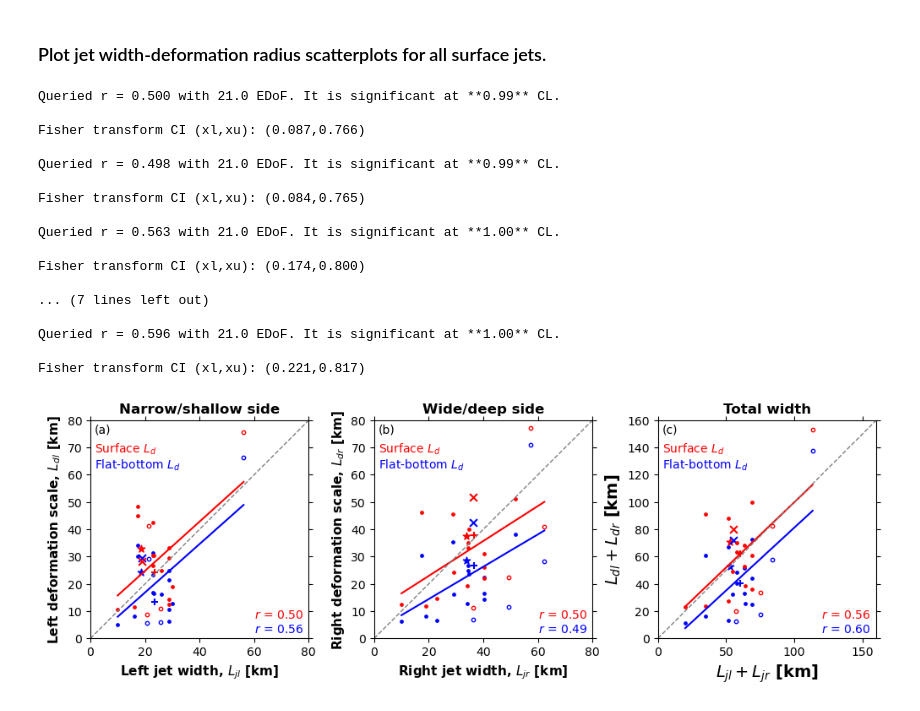
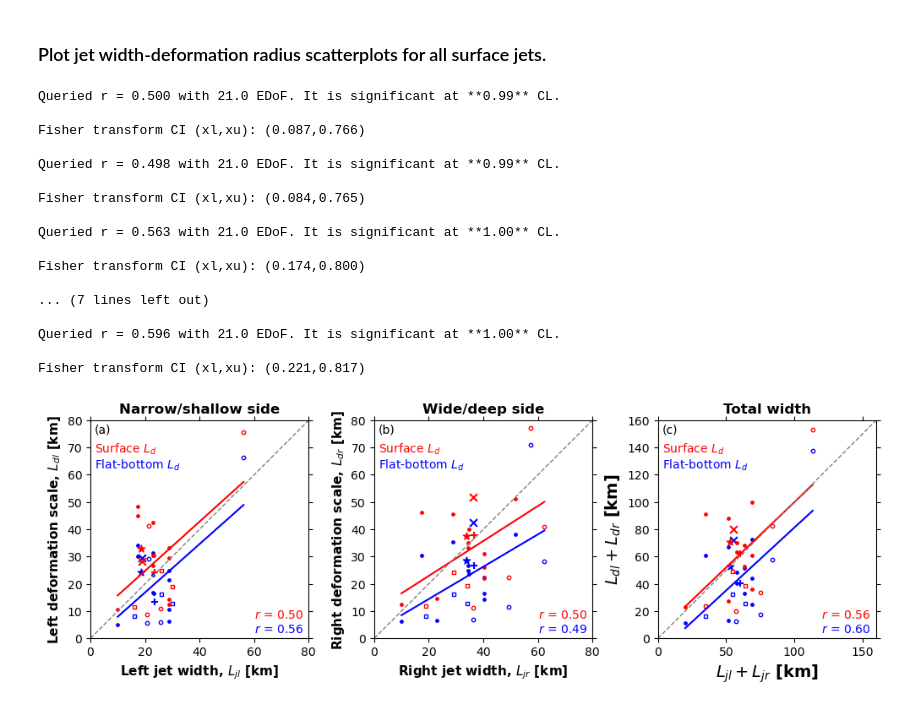
Before and after one commit to apaloczy/SurfaceOceanJets, a Jupyter notebook: plot_figs/fig03/fig03.ipynb, the cells around one changed output. Saved outputs shown, nothing was run; the diff lists cells and outputs as text; code cells hidden in the pictures.

```diff
--- a/plot_figs/fig03/fig03.ipynb
+++ b/plot_figs/fig03/fig03.ipynb
@@ -28,9 +28,11 @@ Lmax = 160
 head_deriv = "../../data/derived/"
 fnames = ["GulfStream33N", "GulfStream34N", "GulfStream36N", "GulfStream37N", "GulfStream38N", "AgulhasCurrent", "EAC29S", "BrazilCurrent29S", "KuroshioCurrent25N", "KuroshioCurrent28p5N", "LMGshfbrk", "SAFjet", "PFjet", "SACCFjet", "GC", "ACsouth", "ACnorth", "BC"]
 synop_names = ["BC", "ACsouth", "ACnorth", "GC"]
+ACC_names = ["SAFjet", "PFjet", "SACCFjet"]
 # %%
 Ldls_flat, Ldrs_flat, Ldls_surf, Ldrs_surf, Ljls, Ljrs = [], [], [], [], [], []
 Ldls_flat_synop, Ldrs_flat_synop, Ldls_surf_synop, Ldrs_surf_synop, Ljls_synop, Ljrs_synop = [], [], [], [], [], []
+Ldls_flat_ACC, Ldrs_flat_ACC, Ldls_surf_ACC, Ldrs_surf_ACC, Ljls_ACC, Ljrs_ACC = [], [], [], [], [], []
 Ldls_flat_stream, Ldrs_flat_stream, Ldls_surf_stream, Ldrs_surf_stream, Ljls_stream, Ljrs_stream = [], [], [], [], [], []
 for f in fnames:
     f = head_deriv + f + ".npz"
@@ -46,13 +48,23 @@ for f in fnames:
     Ljls.append(Ljl)
     Ljrs.append(Ljr)
 
-    if f.split("/")[-1].split(".")[0] in synop_names:
+    fshort = f.split("/")[-1].split(".")[0]
+    print(fshort)
+
+    if fshort in synop_names:
         Ldls_flat_synop.append(Ldlflat)
         Ldrs_flat_synop.append(Ldrflat)
         Ldls_surf_synop.append(Ldlsurf)
         Ldrs_surf_synop.append(Ldrsurf)
         Ljls_synop.append(Ljl)
         Ljrs_synop.append(Ljr)
+    elif fshort in ACC_names:
+        Ldls_flat_ACC.append(Ldlflat)
+        Ldrs_flat_ACC.append(Ldrflat)
+        Ldls_surf_ACC.append(Ldlsurf)
+        Ldrs_surf_ACC.append(Ldrsurf)
+        Ljls_ACC.append(Ljl)
+        Ljrs_ACC.append(Ljr)
     else:
         Ldls_flat_stream.append(Ldlflat)
         Ldrs_flat_stream.append(Ldrflat)
@@ -125,6 +156,11 @@ Lds_surf_synop = Ldls_surf_synop + Ldrs_surf_synop
 Lds_flat_synop = Ldls_flat_synop + Ldrs_flat_synop
 Ljs_synop = Ljls_synop + Ljrs_synop
 
+Ldls_surf_ACC, Ldrs_surf_ACC, Ldls_flat_ACC, Ldrs_flat_ACC, Ljls_ACC, Ljrs_ACC = map(np.array, (Ldls_surf_ACC, Ldrs_surf_ACC, Ldls_flat_ACC, Ldrs_flat_ACC, Ljls_ACC, Ljrs_ACC))
+Lds_surf_ACC = Ldls_surf_ACC + Ldrs_surf_ACC
+Lds_flat_ACC = Ldls_flat_ACC + Ldrs_flat_ACC
+Ljs_ACC = Ljls_ACC + Ljrs_ACC
+
 Ldls_surf_stream, Ldrs_surf_stream, Ldls_flat_stream, Ldrs_flat_stream, Ljls_stream, Ljrs_stream = map(np.array, (Ldls_surf_stream, Ldrs_surf_stream, Ldls_flat_stream, Ldrs_flat_stream, Ljls_stream, Ljrs_stream))
 Lds_surf_stream = Ldls_surf_stream + Ldrs_surf_stream
 Lds_flat_stream = Ldls_flat_stream + Ldrs_flat_stream
@@ -142,33 +178,30 @@ xLjs = [Ljs.min(), Ljs.max()]
 Ldls_flat_fit = np.polyval(np.polyfit(Ljls, Ldls_flat, 1), xLjls)
 Ldrs_flat_fit = np.polyval(np.polyfit(Ljrs, Ldrs_flat, 1), xLjrs)
 Lds_flat_fit = np.polyval(np.polyfit(Ljs, Lds_flat, 1), xLjs)
+
 ax1.scatter(Ljls_stream, Ldls_flat_stream, c="b", s=6)
 ax2.scatter(Ljrs_stream, Ldrs_flat_stream, c="b", s=6)
 ax3.scatter(Ljs_stream, Lds_flat_stream, c="b", s=6)
+
 ax1.scatter(Ljls_synop, Ldls_flat_synop, c="w", s=10, marker="o", edgecolors="b")
 ax2.scatter(Ljrs_synop, Ldrs_flat_synop, c="w", s=10, marker="o", edgecolors="b")
 ax3.scatter(Ljs_synop, Lds_flat_synop, c="w", s=10, marker="o", edgecolors="b")
 
+ax1.scatter(Ljls_ACC, Ldls_flat_ACC, c="w", s=10, marker="s", edgecolors="b")
+ax2.scatter(Ljrs_ACC, Ldrs_flat_ACC, c="w", s=10, marker="s", edgecolors="b")
+ax3.scatter(Ljs_ACC, Lds_flat_ACC, c="w", s=10, marker="s", edgecolors="b")
+
 ax1.scatter(Ljl_RSZ01, Ldl_flat_RSZ01, c="b", s=40, marker="*")
 ax2.scatter(Ljr_RSZ01, Ldr_flat_RSZ01, c="b", s=40, marker="*")
 ax3.scatter(Lj_RSZ01, Ld_flat_RSZ01, c="b", s=40, marker="*")
-ax1.scatter(Ljl_RSZ01, Ldl_surf_RSZ01, c="r", s=40, marker="*")
-ax2.scatter(Ljr_RSZ01, Ldr_surf_RSZ01, c="r", s=40, marker="*")
-ax3.scatter(Lj_RSZ01, Ld_surf_RSZ01, c="r", s=40, marker="*")
 
 ax1.scatter(Ljl_A18FC, Ldl_flat_A18FC, c="b", s=40, marker="+")
 ax2.scatter(Ljr_A18FC, Ldr_flat_A18FC, c="b", s=40, marker="+")
 ax3.scatter(Lj_A18FC, Ld_flat_A18FC, c="b", s=40, marker="+")
-ax1.scatter(Ljl_A18FC, Ldl_surf_A18FC, c="r", s=40, marker="+")
-ax2.scatter(Ljr_A18FC, Ldr_surf_A18FC, c="r", s=40, marker="+")
-ax3.scatter(Lj_A18FC, Ld_surf_A18FC, c="r", s=40, marker="+")
 
 ax1.scatter(Ljl_A18EAC, Ldl_flat_A18EAC, c="b", s=40, marker="x")
 ax2.scatter(Ljr_A18EAC, Ldr_flat_A18EAC, c="b", s=40, marker="x")
 ax3.scatter(Lj_A18EAC, Ld_flat_A18EAC, c="b", s=40, marker="x")
-ax1.scatter(Ljl_A18EAC, Ldl_surf_A18EAC, c="r", s=40, marker="x")
-ax2.scatter(Ljr_A18EAC, Ldr_surf_A18EAC, c="r", s=40, marker="x")
-ax3.scatter(Lj_A18EAC, Ld_surf_A18EAC, c="r", s=40, marker="x")
 
 ax1.plot(xLjls, Ldls_flat_fit, "b")
 ax2.plot(xLjrs, Ldrs_flat_fit, "b")
@@ -177,12 +210,30 @@ ax3.plot(xLjs, Lds_flat_fit, "b")
 Ldls_surf_fit = np.polyval(np.polyfit(Ljls, Ldls_surf, 1), xLjls)
 Ldrs_surf_fit = np.polyval(np.polyfit(Ljrs, Ldrs_surf, 1), xLjrs)
 Lds_surf_fit = np.polyval(np.polyfit(Ljs, Lds_surf, 1), xLjs)
+
 ax1.scatter(Ljls_stream, Ldls_surf_stream, c="r", s=6)
 ax2.scatter(Ljrs_stream, Ldrs_surf_stream, c="r", s=6)
 ax3.scatter(Ljs_stream, Lds_surf_stream, c="r", s=6)
+
 ax1.scatter(Ljls_synop, Ldls_surf_synop, c="w", s=10, marker="o", edgecolors="r")
 ax2.scatter(Ljrs_synop, Ldrs_surf_synop, c="w", s=10, marker="o", edgecolors="r")
 ax3.scatter(Ljs_synop, Lds_surf_synop, c="w", s=10, marker="o", edgecolors="r")
+
+ax1.scatter(Ljls_ACC, Ldls_surf_ACC, c="w", s=10, marker="s", edgecolors="r")
+ax2.scatter(Ljrs_ACC, Ldrs_surf_ACC, c="w", s=10, marker="s", edgecolors="r")
+ax3.scatter(Ljs_ACC, Lds_surf_ACC, c="w", s=10, marker="s", edgecolors="r")
+
+ax1.scatter(Ljl_RSZ01, Ldl_surf_RSZ01, c="r", s=40, marker="*")
+ax2.scatter(Ljr_RSZ01, Ldr_surf_RSZ01, c="r", s=40, marker="*")
+ax3.scatter(Lj_RSZ01, Ld_surf_RSZ01, c="r", s=40, marker="*")
+
+ax1.scatter(Ljl_A18FC, Ldl_surf_A18FC, c="r", s=40, marker="+")
+ax2.scatter(Ljr_A18FC, Ldr_surf_A18FC, c="r", s=40, marker="+")
+ax3.scatter(Lj_A18FC, Ld_surf_A18FC, c="r", s=40, marker="+")
+
+ax1.scatter(Ljl_A18EAC, Ldl_surf_A18EAC, c="r", s=40, marker="x")
+ax2.scatter(Ljr_A18EAC, Ldr_surf_A18EAC, c="r", s=40, marker="x")
+ax3.scatter(Lj_A18EAC, Ld_surf_A18EAC, c="r", s=40, marker="x")
 
 ax1.plot(xLjls, Ldls_surf_fit, "r")
 ax2.plot(xLjrs, Ldrs_surf_fit, "r")
@@ -229,33 +280,33 @@ xt, yt = 0.02, 0.85
 ax1.text(xt, yt, "Surface $L_d$", color="r", fontsize=10, transform=ax1.transAxes)
 ax2.text(xt, yt, "Surface $L_d$", color="r", fontsize=10, transform=ax2.transAxes)
 ax3.text(xt, yt, "Surface $L_d$", color="r", fontsize=10, transform=ax3.transAxes)
 
 xt, yt = 0.02, 0.78
 ax1.text(xt, yt, "Flat-bottom $L_d$", color="b", fontsize=10, transform=ax1.transAxes)
 ax2.text(xt, yt, "Flat-bottom $L_d$", color="b", fontsize=10, transform=ax2.transAxes)
 ax3.text(xt, yt, "Flat-bottom $L_d$", color="b", fontsize=10, transform=ax3.transAxes)
 
 ax1.set_title("Narrow/shallow side", fontsize=12, fontweight="black")
 ax2.set_title("Wide/deep side", fontsize=12, fontweight="black")
 ax3.set_title("Total width", fontsize=12, fontweight="black");
 # %% [output]
 Queried r = 0.500 with 21.0 EDoF. It is significant at **0.99** CL.
 
 Fisher transform CI (xl,xu): (0.087,0.766)
 
 Queried r = 0.498 with 21.0 EDoF. It is significant at **0.99** CL.
 
 Fisher transform CI (xl,xu): (0.084,0.765)
 
 Queried r = 0.563 with 21.0 EDoF. It is significant at **1.00** CL.
 
 Fisher transform CI (xl,xu): (0.174,0.800)
 
 ... (7 lines left out)
 
 Queried r = 0.596 with 21.0 EDoF. It is significant at **1.00** CL.
 
 Fisher transform CI (xl,xu): (0.221,0.817)
-[figure, old version]
+[figure, new version]
 # %%
 fig.savefig("fig03.png", bbox_inches="tight", dpi=150)
```
Also changed, not shown: parts of 1 cell of this notebook, 1 other file.
